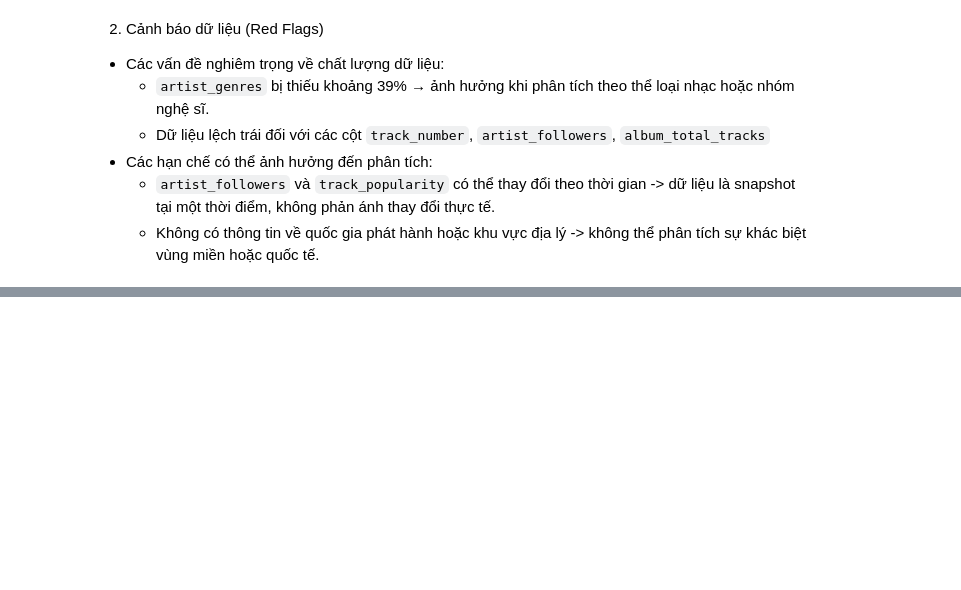
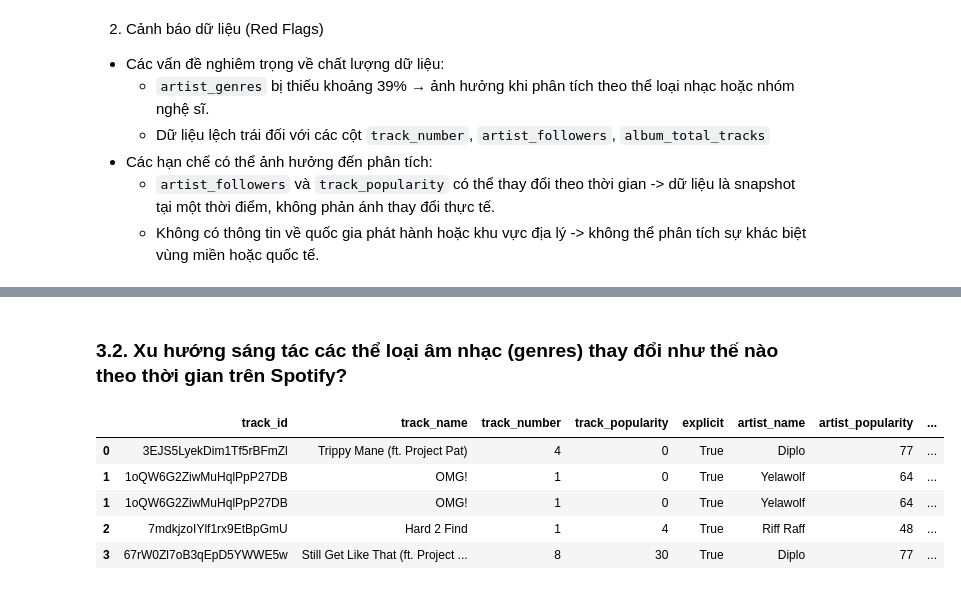
Before and after one commit to thangnguyennbk-sys/Spotify_project, a Jupyter notebook: Spotify_project.ipynb, the cells around one changed output, grey strips where cells are left out. Saved outputs shown, nothing was run; the diff lists cells and outputs as text; code cells hidden in the pictures; blank space fills up the shorter version.

```diff
--- a/Spotify_project.ipynb
+++ b/Spotify_project.ipynb
@@ -638,0 +707,16 @@ Nhận xét: Boxplot giúp ta thấy trung vị (đường giữa hộp) và cá
+# %% [markdown]
+### 3.2. Xu hướng sáng tác các thể loại âm nhạc (genres) thay đổi như thế nào theo thời gian trên Spotify?
+# %%
+# Tách những dòng có nhiều genre ra thành nhiều dòng
+df_exploded = df.copy()
+df_exploded['artist_genres'] = df_exploded['artist_genres'].str.split(',')
+df_exploded = df_exploded.explode('artist_genres')
+df_exploded['artist_genres'] = df_exploded['artist_genres'].str.strip()
+df_exploded.head()
+# %% [output]
+|  | track_id | track_name | track_number | track_popularity | explicit | artist_name | artist_popularity | ... |
+| 0 | 3EJS5LyekDim1Tf5rBFmZl | Trippy Mane (ft. Project Pat) | 4 | 0 | True | Diplo | 77 | ... |
+| 1 | 1oQW6G2ZiwMuHqlPpP27DB | OMG! | 1 | 0 | True | Yelawolf | 64 | ... |
+| 1 | 1oQW6G2ZiwMuHqlPpP27DB | OMG! | 1 | 0 | True | Yelawolf | 64 | ... |
+| 2 | 7mdkjzoIYlf1rx9EtBpGmU | Hard 2 Find | 1 | 4 | True | Riff Raff | 48 | ... |
+| 3 | 67rW0Zl7oB3qEpD5YWWE5w | Still Get Like That (ft. Project ... | 8 | 30 | True | Diplo | 77 | ... |
```
Also changed, not shown: parts of 10 cells of this notebook.
